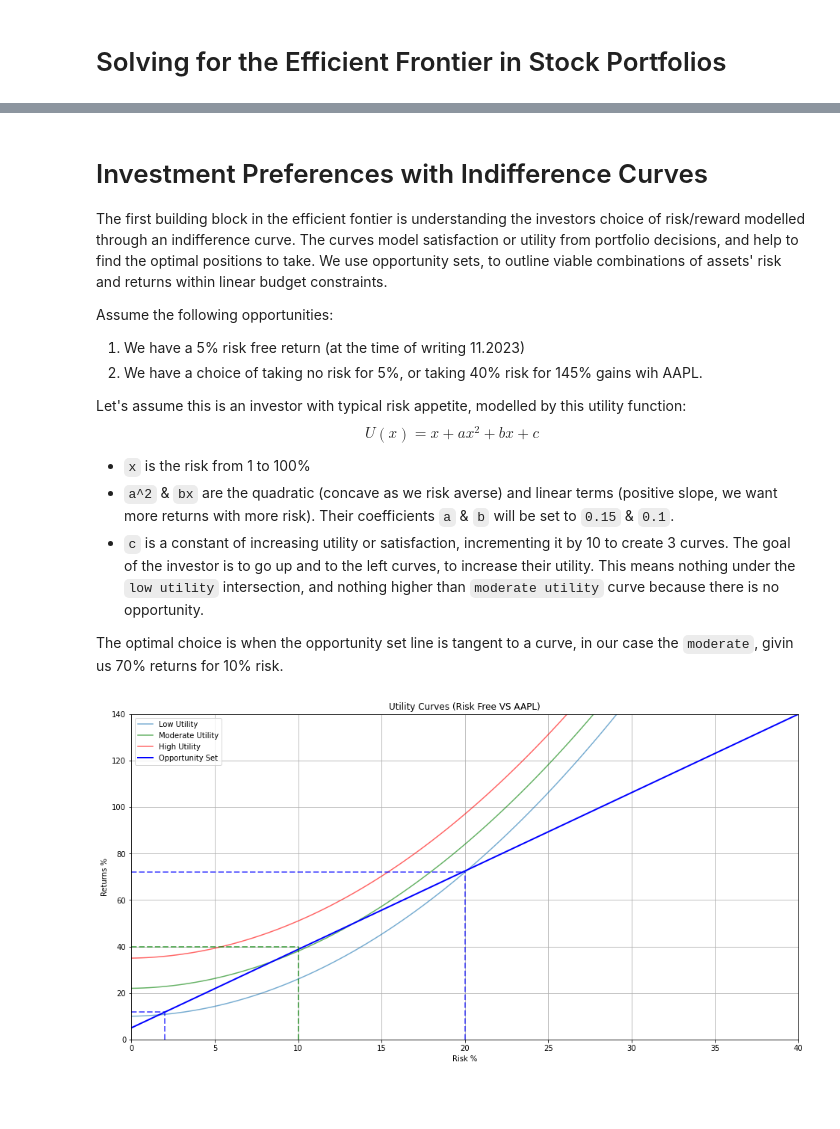
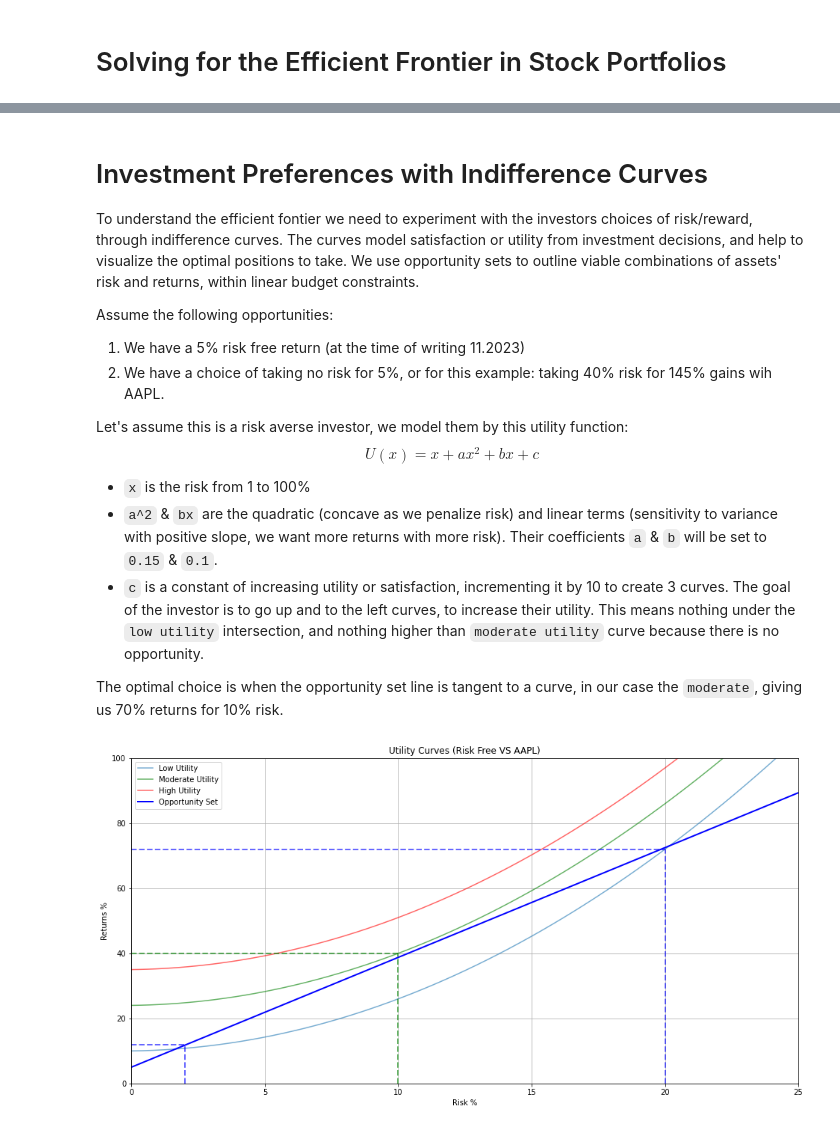
Before and after one commit to adamd1985/quant_research, a Jupyter notebook: efficient-frontier-quant.ipynb, the cells around one changed output, grey strips where cells are left out. Cells and saved outputs as stored; diff of their text form; code cells hidden in the pictures; blank space fills up the shorter version.

Commit message:
Prep publication of efficient frontier

```diff
--- a/efficient-frontier-quant.ipynb
+++ b/efficient-frontier-quant.ipynb
@@ -104,27 +104,23 @@ summary_table.transpose()
 # %% [markdown]
 # Investment Preferences with Indifference Curves
 
-The first building block in the efficient fontier is understanding the investors choice of risk/reward modelled through an indifference curve.
-The curves model satisfaction or utility from portfolio decisions, and help to find the optimal positions to take.
-We use opportunity sets, to outline viable combinations of assets' risk and returns within linear budget constraints.
+To understand the efficient fontier we need to experiment with the investors choices of risk/reward, through indifference curves.
+The curves model satisfaction or utility from investment decisions, and help to visualize the optimal positions to take.
+We use opportunity sets to outline viable combinations of assets' risk and returns, within linear budget constraints.
 
 Assume the following opportunities:
 1. We have a 5% risk free return (at the time of writing 11.2023)
-2. We have a choice of taking no risk for 5%, or taking 40% risk for 145% gains wih AAPL.
+2. We have a choice of taking no risk for 5%, or for this example: taking 40% risk for 145% gains wih AAPL.
 
-Let's assume this is an investor with typical risk appetite, modelled by this utility function:
+Let's assume this is a risk averse investor, we model them by this utility function:
 $$ U(x) = x + ax^2 + bx + c $$
 - `x` is the risk from 1 to 100%
-- `a^2` & `bx` are the quadratic (concave as we risk averse) and linear terms (positive slope, we want more returns with more risk). Their coefficients `a` & `b` will be set to `0.15` & `0.1`.
+- `a^2` & `bx` are the quadratic (concave as we penalize risk) and linear terms (sensitivity to variance with positive slope, we want more returns with more risk). Their coefficients `a` & `b` will be set to `0.15` & `0.1`.
 - `c` is a constant of increasing utility or satisfaction, incrementing it by 10 to create 3 curves.
 The goal of the investor is to go up and to the left curves, to increase their utility. This means nothing under the `low utility` intersection, and nothing higher than `moderate utility` curve because there is no opportunity.
 
-The optimal choice is when the opportunity set line is tangent to a curve, in our case the `moderate`, givin us 70% returns for 10% risk.
+The optimal choice is when the opportunity set line is tangent to a curve, in our case the `moderate`, giving us 70% returns for 10% risk.
 # %%
-import matplotlib.pyplot as plt
-import numpy as np
-
-
 def utility_fn(x, a=0.15, b=0.1, c=1):
     return a * x**2 + b * x + c
 
@@ -132,36 +128,35 @@ def utility_fn(x, a=0.15, b=0.1, c=1):
 plt.figure(figsize=(16, 8))
 
 x_values_1 = np.linspace(0, 40, 100)
 y_values_1 = utility_fn(x_values_1, c=10)
 plt.plot(x_values_1, y_values_1, label="Low Utility", alpha=0.6)
 
 x_values_2 = np.linspace(0, 35, 100)
-y_values_2 = utility_fn(x_values_2, c=22)
+y_values_2 = utility_fn(x_values_2, c=24)
 plt.plot(x_values_2, y_values_2, label="Moderate Utility", color="g", alpha=0.6)
 
 x_values_3 = np.linspace(0, 30, 100)
 y_values_3 = utility_fn(x_values_3, c=35)
 plt.plot(x_values_3, y_values_3, label="High Utility", color="r", alpha=0.6)
 
 plt.plot([0, 40], [5, 140], label="Opportunity Set", color="b", linewidth=2)
 
 plt.plot([2, 2], [0, 12], linestyle="--", color="b", alpha=0.6, linewidth=2)
 plt.plot([0, 2], [12, 12], linestyle="--", color="b", alpha=0.6, linewidth=2)
 plt.plot([10, 10], [0, 40], linestyle="--", color="g", alpha=0.6, linewidth=2)
 plt.plot([0, 10], [40, 40], linestyle="--", color="g", alpha=0.6, linewidth=2)
 plt.plot([20, 20], [0, 72], linestyle="--", color="b", alpha=0.6, linewidth=2)
 plt.plot([0, 20], [72, 72], linestyle="--", color="b", alpha=0.6, linewidth=2)
 
 plt.xlabel("Risk %")
 plt.ylabel("Returns %")
 plt.title("Utility Curves (Risk Free VS AAPL)")
 plt.legend()
 plt.grid()
 
-plt.xlim(0, 40)
-plt.ylim(0, 140)
-
+plt.xlim(0, 25)
+plt.ylim(0, 100)
 plt.show()
 # %% [output]
-[figure, old version]
+[figure, new version]
 # %% [markdown]
```
Also changed, not shown: parts of 25 cells of this notebook, 2 other files.
